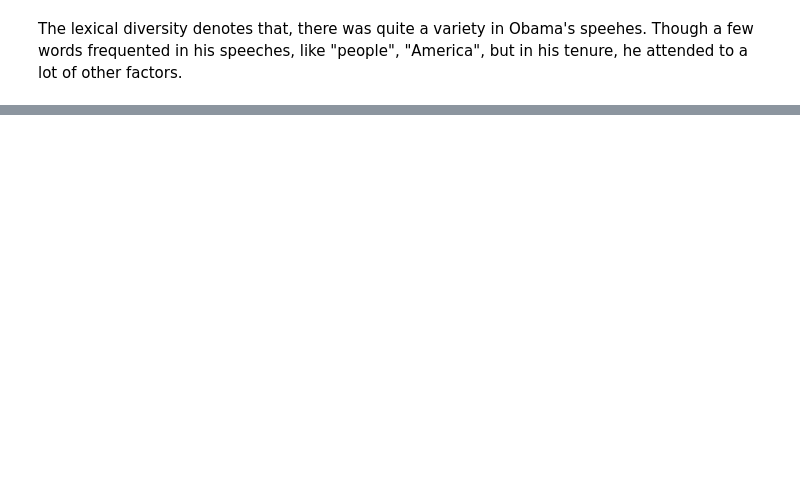
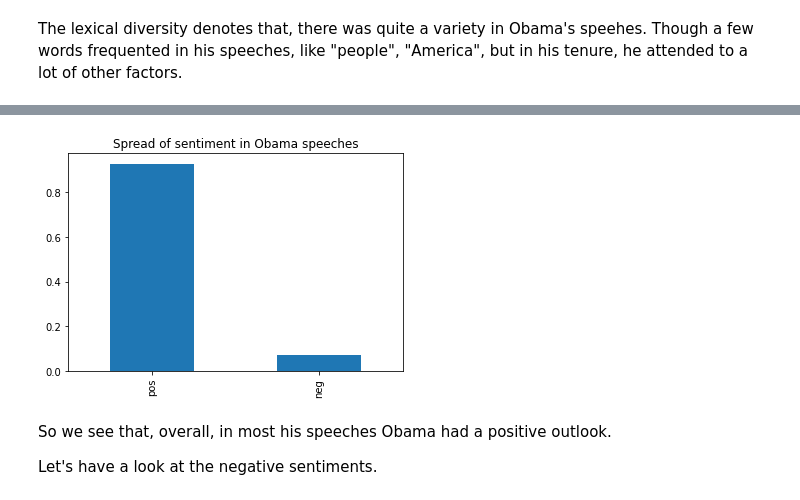
Before and after one commit to soorma91/ObamaSpeechAnalysis, a Jupyter notebook: AnalysisOfObamaSpeeches.ipynb, the cells around one changed output, grey strips where cells are left out. Saved outputs shown, nothing was run; the diff lists cells and outputs as text; code cells hidden in the pictures; blank space fills up the shorter version.

```diff
--- a/AnalysisOfObamaSpeeches.ipynb
+++ b/AnalysisOfObamaSpeeches.ipynb
@@ -316,0 +328,3 @@ The lexical diversity denotes that, there was quite a variety in Obama's speehes
+# %%
+sid= SentimentIntensityAnalyzer()
+spch_df['score']= spch_df.content.apply(lambda rv: sid.polarity_scores(rv) )
@@ -316,0 +340,12 @@ The lexical diversity denotes that, there was quite a variety in Obama's speehes
+# %%
+spch_df['compound_score']= spch_df.score.apply(lambda scr:scr['compound'])
+# %%
+spch_df['sentiment']= spch_df.compound_score.apply(lambda c: 'pos' if c> 0 else('neg' if c< 0 else 'neutral') )
+# %%
+(spch_df.sentiment.value_counts()/ len(spch_df) ).plot(kind= 'bar', title= 'Spread of sentiment in Obama speeches');
+# %% [output]
+[figure, added]
+# %% [markdown]
+So we see that, overall, in most his speeches Obama had a positive outlook.
+
+Let's have a look at the negative sentiments.
```
Also changed, not shown: parts of 29 cells of this notebook.
